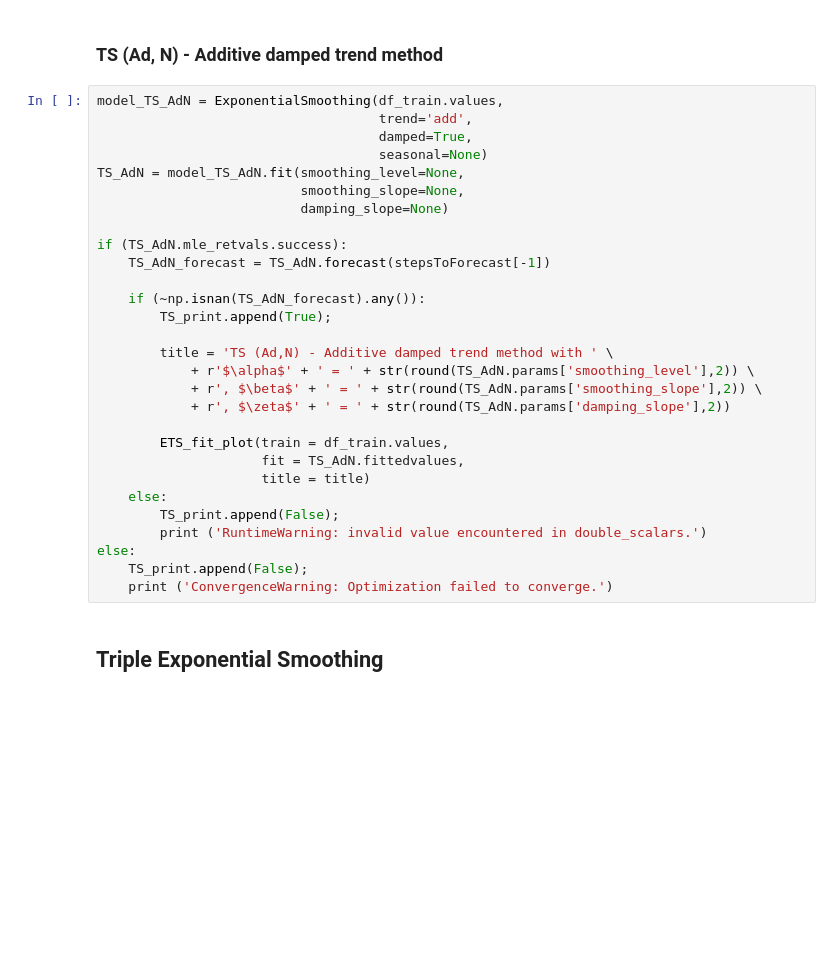
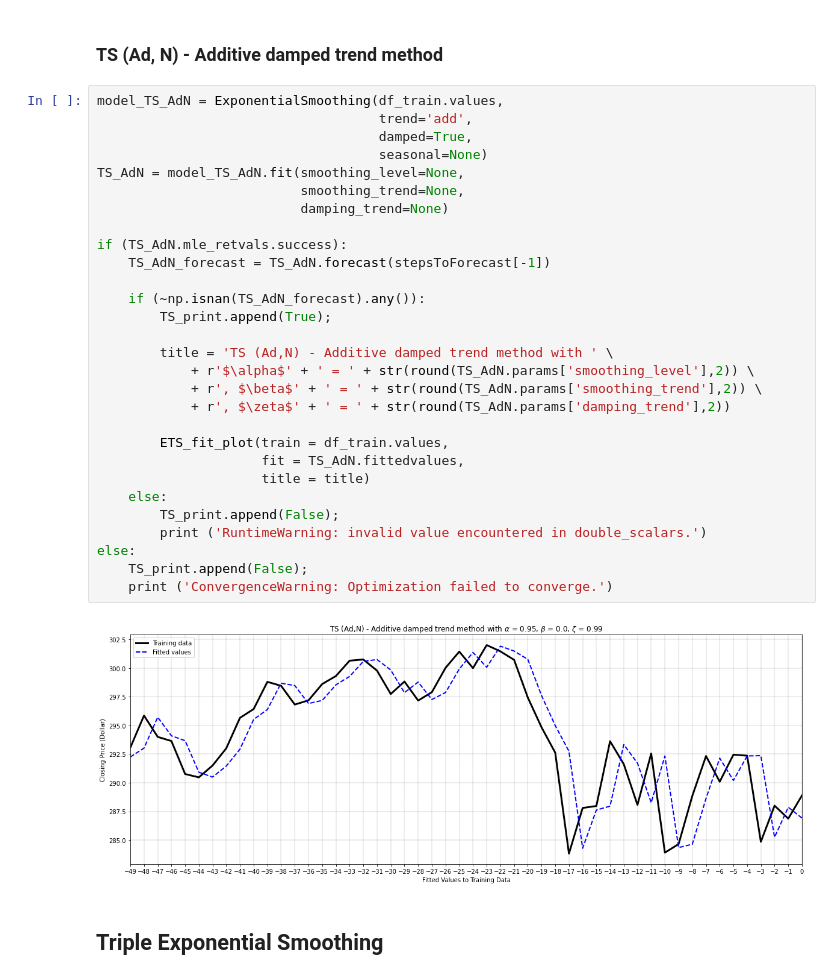
Before and after one commit to DidierRLopes/UnivariateTimeSeriesForecast, a Jupyter notebook: ExponenTialSmoothing.ipynb, the cells around one changed output. Cells and saved outputs as stored; diff of their text form; blank space fills up the shorter version.

```diff
--- a/ExponenTialSmoothing.ipynb
+++ b/ExponenTialSmoothing.ipynb
@@ -237,32 +244,34 @@ else:
 # %%
 model_TS_AdN = ExponentialSmoothing(df_train.values,
                                     trend='add',
                                     damped=True,
                                     seasonal=None)
 TS_AdN = model_TS_AdN.fit(smoothing_level=None,
-                          smoothing_slope=None,
-                          damping_slope=None)
+                          smoothing_trend=None,
+                          damping_trend=None)
 
 if (TS_AdN.mle_retvals.success):
     TS_AdN_forecast = TS_AdN.forecast(stepsToForecast[-1])
 
     if (~np.isnan(TS_AdN_forecast).any()):
         TS_print.append(True);
 
         title = 'TS (Ad,N) - Additive damped trend method with ' \
             + r'$\alpha$' + ' = ' + str(round(TS_AdN.params['smoothing_level'],2)) \
-            + r', $\beta$' + ' = ' + str(round(TS_AdN.params['smoothing_slope'],2)) \
-            + r', $\zeta$' + ' = ' + str(round(TS_AdN.params['damping_slope'],2))
+            + r', $\beta$' + ' = ' + str(round(TS_AdN.params['smoothing_trend'],2)) \
+            + r', $\zeta$' + ' = ' + str(round(TS_AdN.params['damping_trend'],2))
 
         ETS_fit_plot(train = df_train.values,
                      fit = TS_AdN.fittedvalues,
                      title = title)
     else:
         TS_print.append(False);
         print ('RuntimeWarning: invalid value encountered in double_scalars.')
 else:
     TS_print.append(False);
     print ('ConvergenceWarning: Optimization failed to converge.')
+# %% [output]
+[figure, added]
 # %% [markdown]
 ## Triple Exponential Smoothing
 # %% [markdown]
```
Also changed, not shown: parts of 27 cells of this notebook.
